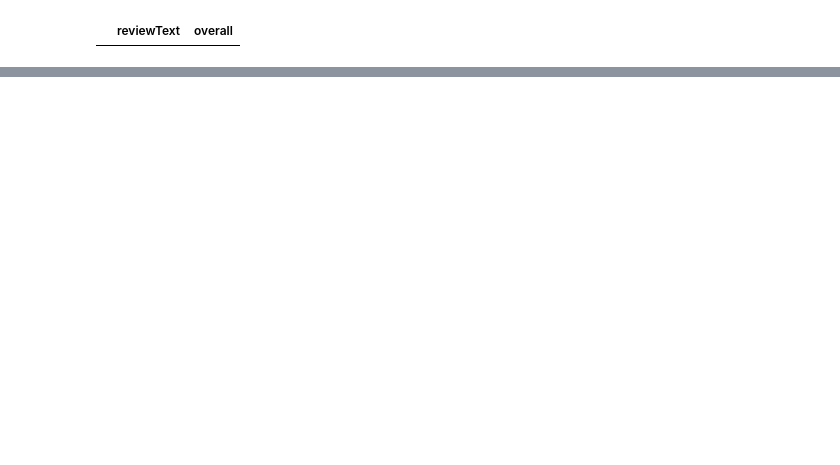
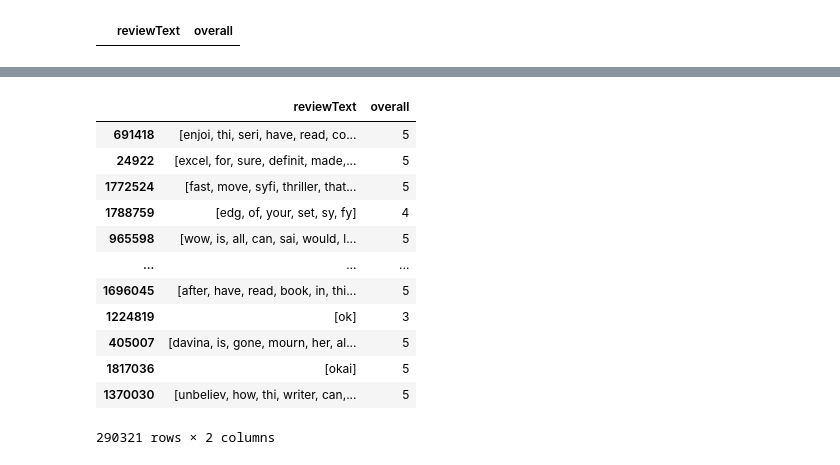
Before and after one commit to Luqman240/review-guesser, a Jupyter notebook: src/data_preprocessing.ipynb, the cells around one changed output, grey strips where cells are left out. Drawn from its saved outputs; the diff is of its cells as text; code cells hidden in the pictures; blank space fills up the shorter version.

```diff
--- a/src/data_preprocessing.ipynb
+++ b/src/data_preprocessing.ipynb
@@ -147 +172,17 @@ Counter({5: 559925, 4: 199963, 3: 74779, 2: 23895, 1: 21196})
+# %%
+test_set
+# %% [output]
+|  | reviewText | overall |
+| 691418 | [enjoi, thi, seri, have, read, co... | 5 |
+| 24922 | [excel, for, sure, definit, made,... | 5 |
+| 1772524 | [fast, move, syfi, thriller, that... | 5 |
+| 1788759 | [edg, of, your, set, sy, fy] | 4 |
+| 965598 | [wow, is, all, can, sai, would, l... | 5 |
+| ... | ... | ... |
+| 1696045 | [after, have, read, book, in, thi... | 5 |
+| 1224819 | [ok] | 3 |
+| 405007 | [davina, is, gone, mourn, her, al... | 5 |
+| 1817036 | [okai] | 5 |
+| 1370030 | [unbeliev, how, thi, writer, can,... | 5 |
+290321 rows × 2 columns
 # %%
```
Also changed, not shown: parts of 21 cells of this notebook.
